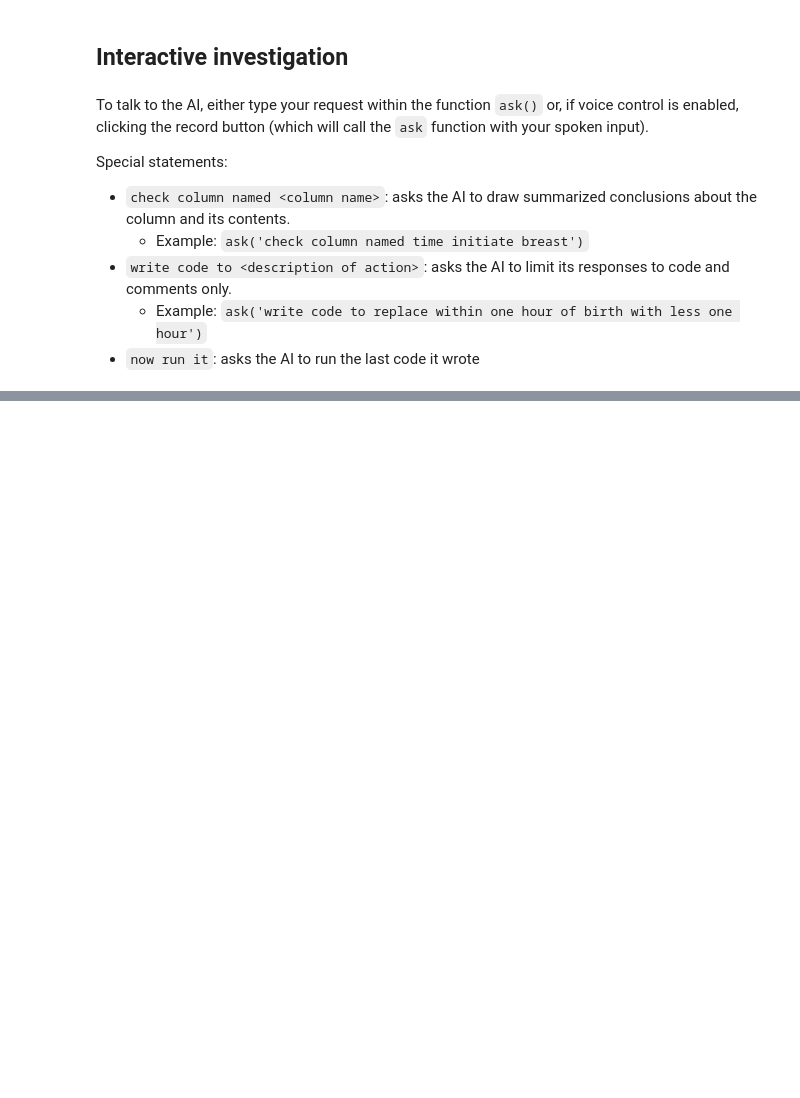
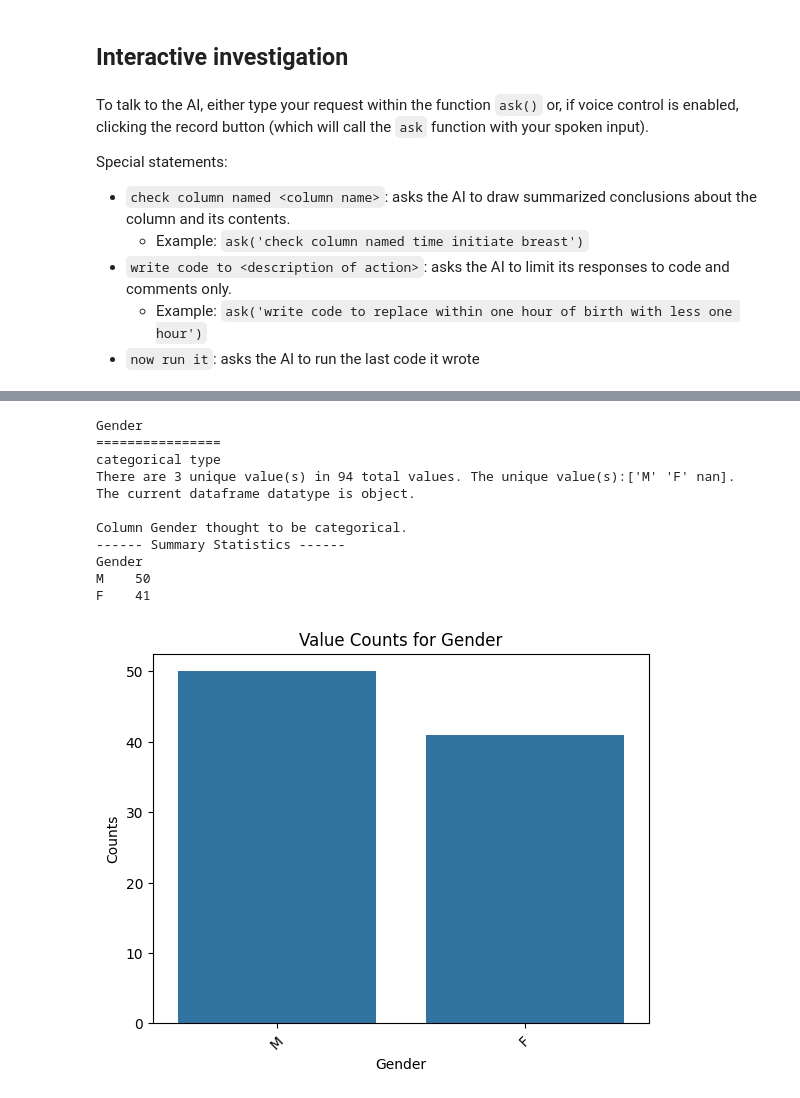
Before and after one commit to dpear/metagpt, a Jupyter notebook: proof_of_concept_template_ai_memorializing_DP.ipynb, the cells around one changed output, grey strips where cells are left out. Saved outputs shown, nothing was run; the diff lists cells and outputs as text; code cells hidden in the pictures; blank space fills up the shorter version.

```diff
--- a/proof_of_concept_template_ai_memorializing_DP.ipynb
+++ b/proof_of_concept_template_ai_memorializing_DP.ipynb
@@ -1208,3 +1361,18 @@ summarize_col("Gender")
+# %%
+summarize_col('Gender', {"Gender": "categorical"}, df_name='g_working_df', a_df=g_working_df, max_items_shown=None, visualize=True)
+# %% [output]
+Gender
+================
+categorical type
+There are 3 unique value(s) in 94 total values. The unique value(s):['M' 'F' nan].
+The current dataframe datatype is object.
+
+Column Gender thought to be categorical.
+------ Summary Statistics ------
+Gender
+M    50
+F    41
+[figure, added]
 # %%
 # example: explore a column using recognized phrase
 ask("explore column named Gender")
```
Also changed, not shown: parts of 24 cells of this notebook.
